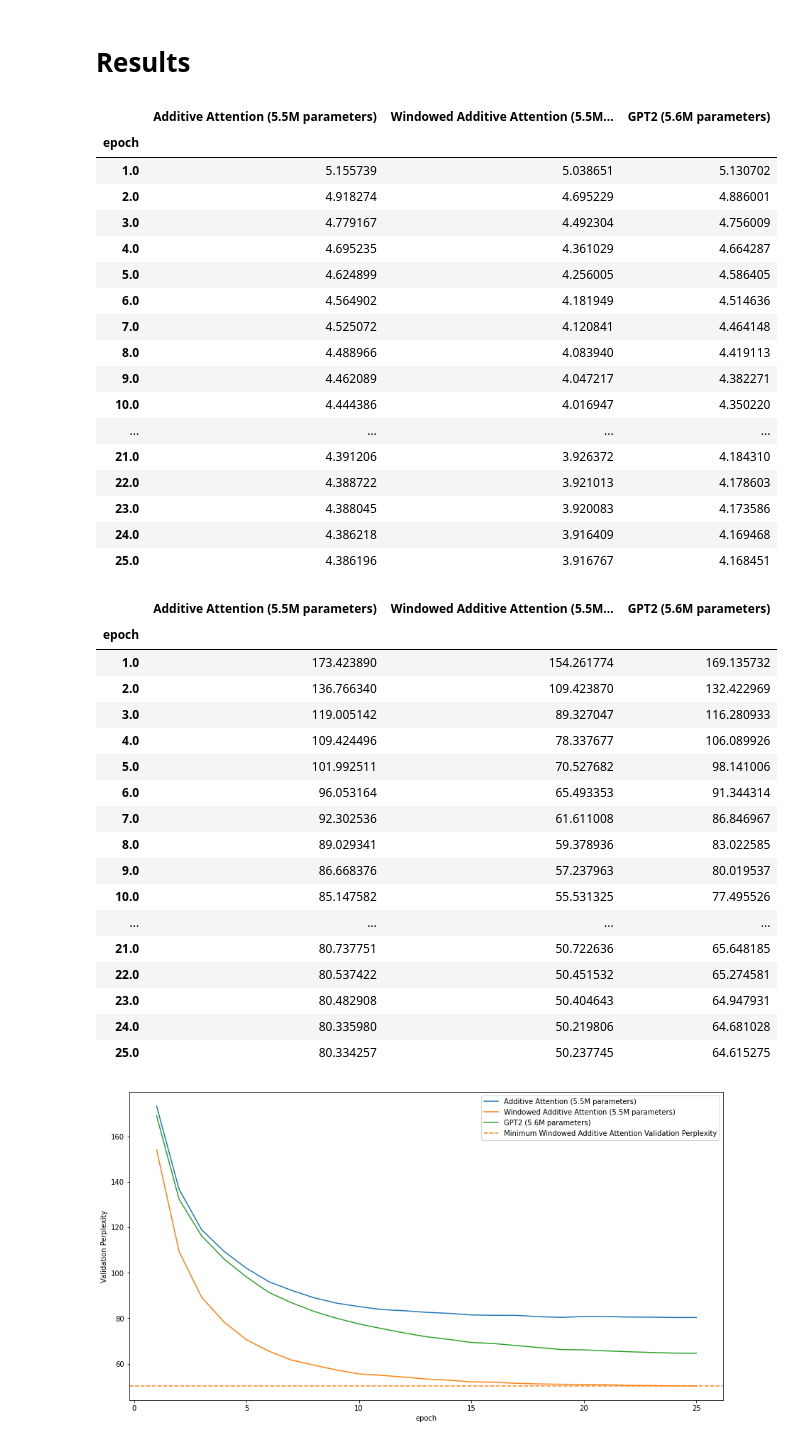
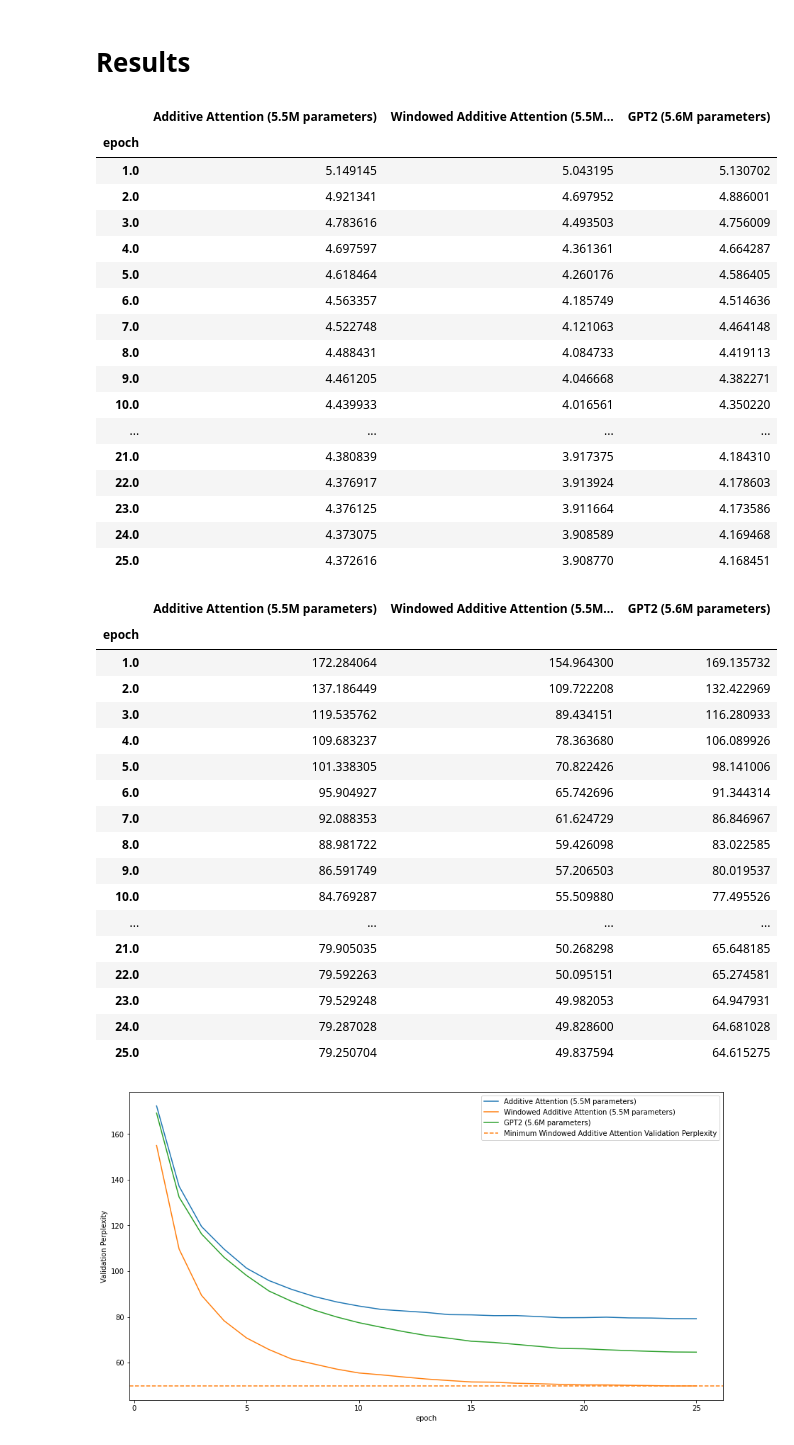
Before and after one commit to mtanghu/LEAP, a Jupyter notebook: src/leap/fastformerLM/FastLM.ipynb, the cells around one changed output. Cells and saved outputs as stored; diff of their text form; code cells hidden in the pictures.

```diff
--- a/src/leap/fastformerLM/FastLM.ipynb
+++ b/src/leap/fastformerLM/FastLM.ipynb
@@ -91,7 +91,8 @@ config = FastformerLMConfig(
     n_layer = 6,
     use_local_att = False,
     window_sizes = None,
-    hidden_dropout_prob = .1
+    hidden_dropout_prob = .1,
+    rescale_value = 7
 )
 # %% [markdown]
 # 1. Additive Attention adapted for causal language modeling
@@ -127,7 +128,8 @@ config = FastformerLMConfig(
     n_layer = 6,
     use_local_att = True,
     window_sizes = None, # will be set automatically
-    hidden_dropout_prob = .1
+    hidden_dropout_prob = .1,
+    rescale_value = 7
 )
 window_model = FastformerForCausalLM(config)
 # %%
@@ -183,59 +185,59 @@ def format_num_param(model):
 # %%
 import pandas as pd
 import numpy as np
 import matplotlib.pyplot as plt
 plt.rcParams['figure.figsize'] = [15, 8]
 
 loss1 = pd.DataFrame(fast_trainer.state.log_history[1::2]).set_index("epoch")["eval_loss"]
 loss2 = pd.DataFrame(window_trainer.state.log_history[1::2]).set_index("epoch")["eval_loss"]
 loss3 = pd.DataFrame(gpt_trainer.state.log_history[1::2]).set_index("epoch")["eval_loss"]
 results = pd.DataFrame({f"Additive Attention ({format_num_param(fast_model)} parameters)": loss1,
                         f"Windowed Additive Attention ({format_num_param(window_model)} parameters)": loss2,
                         f"GPT2 ({format_num_param(gpt_model)} parameters)": loss3
-                       })
+                       }).iloc[:-1]
 results.to_csv("preliminary_results.csv")
 results
 # %% [output]
 |  | Additive Attention (5.5M parameters) | Windowed Additive Attention (5.5M... | GPT2 (5.6M parameters) |
 | epoch |  |  |  |
-| 1.0 | 5.155739 | 5.038651 | 5.130702 |
-| 2.0 | 4.918274 | 4.695229 | 4.886001 |
-| 3.0 | 4.779167 | 4.492304 | 4.756009 |
-| 4.0 | 4.695235 | 4.361029 | 4.664287 |
-| 5.0 | 4.624899 | 4.256005 | 4.586405 |
-| 6.0 | 4.564902 | 4.181949 | 4.514636 |
-| 7.0 | 4.525072 | 4.120841 | 4.464148 |
-| 8.0 | 4.488966 | 4.083940 | 4.419113 |
-| 9.0 | 4.462089 | 4.047217 | 4.382271 |
-| 10.0 | 4.444386 | 4.016947 | 4.350220 |
+| 1.0 | 5.149145 | 5.043195 | 5.130702 |
+| 2.0 | 4.921341 | 4.697952 | 4.886001 |
+| 3.0 | 4.783616 | 4.493503 | 4.756009 |
+| 4.0 | 4.697597 | 4.361361 | 4.664287 |
+| 5.0 | 4.618464 | 4.260176 | 4.586405 |
+| 6.0 | 4.563357 | 4.185749 | 4.514636 |
+| 7.0 | 4.522748 | 4.121063 | 4.464148 |
+| 8.0 | 4.488431 | 4.084733 | 4.419113 |
+| 9.0 | 4.461205 | 4.046668 | 4.382271 |
+| 10.0 | 4.439933 | 4.016561 | 4.350220 |
 | ... | ... | ... | ... |
-| 21.0 | 4.391206 | 3.926372 | 4.184310 |
-| 22.0 | 4.388722 | 3.921013 | 4.178603 |
-| 23.0 | 4.388045 | 3.920083 | 4.173586 |
-| 24.0 | 4.386218 | 3.916409 | 4.169468 |
-| 25.0 | 4.386196 | 3.916767 | 4.168451 |
+| 21.0 | 4.380839 | 3.917375 | 4.184310 |
+| 22.0 | 4.376917 | 3.913924 | 4.178603 |
+| 23.0 | 4.376125 | 3.911664 | 4.173586 |
+| 24.0 | 4.373075 | 3.908589 | 4.169468 |
+| 25.0 | 4.372616 | 3.908770 | 4.168451 |
 # %%
 ppl_results = np.exp(results)
 ppl_results
 # %% [output]
 |  | Additive Attention (5.5M parameters) | Windowed Additive Attention (5.5M... | GPT2 (5.6M parameters) |
 | epoch |  |  |  |
-| 1.0 | 173.423890 | 154.261774 | 169.135732 |
-| 2.0 | 136.766340 | 109.423870 | 132.422969 |
-| 3.0 | 119.005142 | 89.327047 | 116.280933 |
-| 4.0 | 109.424496 | 78.337677 | 106.089926 |
-| 5.0 | 101.992511 | 70.527682 | 98.141006 |
-| 6.0 | 96.053164 | 65.493353 | 91.344314 |
-| 7.0 | 92.302536 | 61.611008 | 86.846967 |
-| 8.0 | 89.029341 | 59.378936 | 83.022585 |
-| 9.0 | 86.668376 | 57.237963 | 80.019537 |
-| 10.0 | 85.147582 | 55.531325 | 77.495526 |
+| 1.0 | 172.284064 | 154.964300 | 169.135732 |
+| 2.0 | 137.186449 | 109.722208 | 132.422969 |
+| 3.0 | 119.535762 | 89.434151 | 116.280933 |
+| 4.0 | 109.683237 | 78.363680 | 106.089926 |
+| 5.0 | 101.338305 | 70.822426 | 98.141006 |
+| 6.0 | 95.904927 | 65.742696 | 91.344314 |
+| 7.0 | 92.088353 | 61.624729 | 86.846967 |
+| 8.0 | 88.981722 | 59.426098 | 83.022585 |
+| 9.0 | 86.591749 | 57.206503 | 80.019537 |
+| 10.0 | 84.769287 | 55.509880 | 77.495526 |
 | ... | ... | ... | ... |
-| 21.0 | 80.737751 | 50.722636 | 65.648185 |
-| 22.0 | 80.537422 | 50.451532 | 65.274581 |
-| 23.0 | 80.482908 | 50.404643 | 64.947931 |
-| 24.0 | 80.335980 | 50.219806 | 64.681028 |
-| 25.0 | 80.334257 | 50.237745 | 64.615275 |
+| 21.0 | 79.905035 | 50.268298 | 65.648185 |
+| 22.0 | 79.592263 | 50.095151 | 65.274581 |
+| 23.0 | 79.529248 | 49.982053 | 64.947931 |
+| 24.0 | 79.287028 | 49.828600 | 64.681028 |
+| 25.0 | 79.250704 | 49.837594 | 64.615275 |
 # %%
 ppl_results.plot()
 
```
Also changed, not shown: parts of 2 cells of this notebook, 7 other files.
